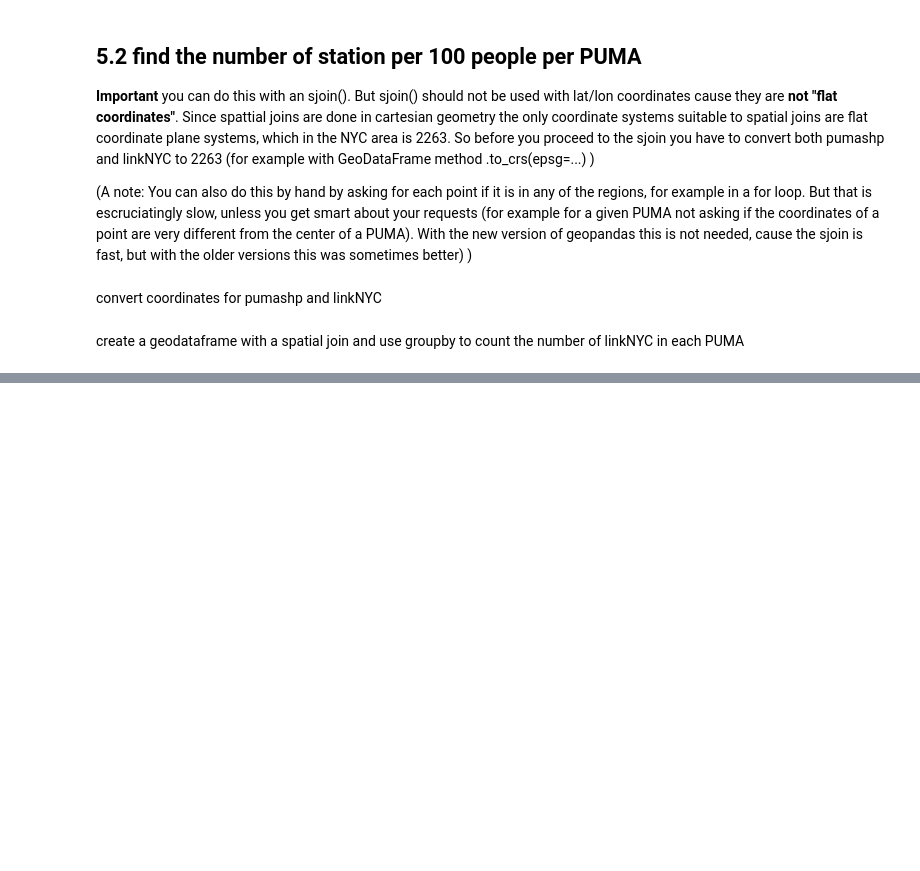
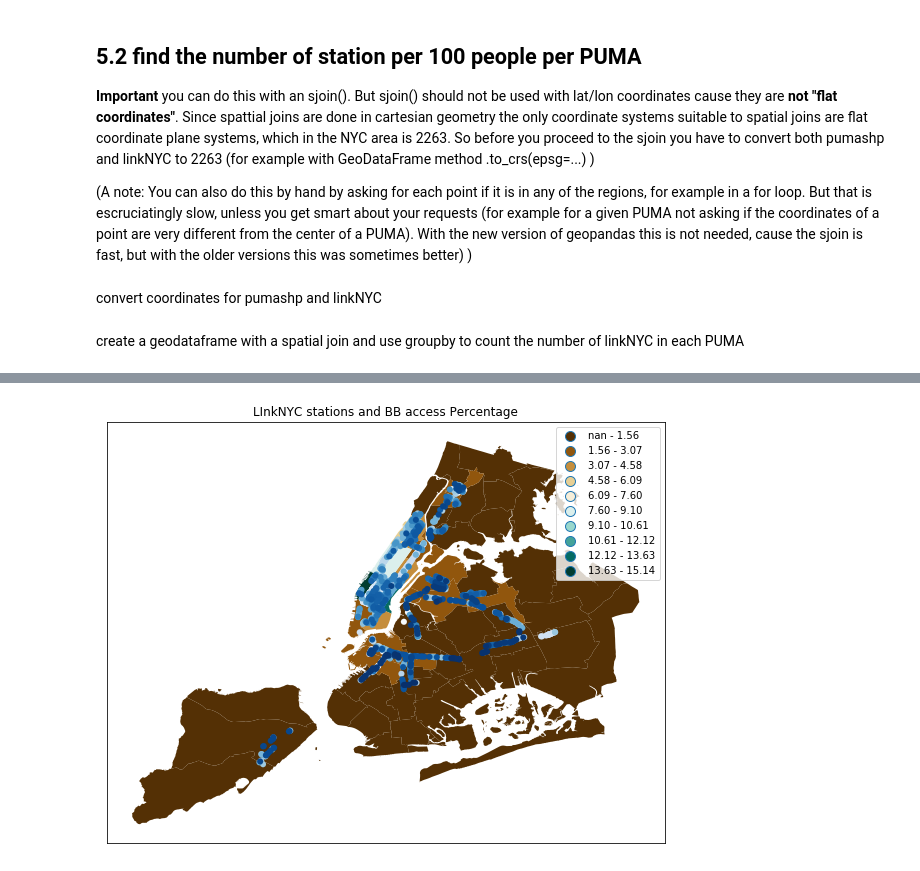
Before and after one commit to SohamMody/PUI2018_srm699, a Jupyter notebook: HW7_srm699/geopandas_census.ipynb, the cells around one changed output, grey strips where cells are left out. Drawn from its saved outputs; the diff is of its cells as text; code cells hidden in the pictures; blank space fills up the shorter version.

```diff
--- a/HW7_srm699/geopandas_census.ipynb
+++ b/HW7_srm699/geopandas_census.ipynb
@@ -532,0 +540,11 @@ pumashp2
+# %%
+# linkNYC.plot()
+f, ax = plt.subplots(figsize=(10,10))
+ax.get_xaxis().set_visible(False)
+ax.get_yaxis().set_visible(False)
+pumashplc.plot(column='linkNYCp100p',ax=ax,cmap='BrBG',scheme="Equal_interval", k=10,legend=True)#,scheme="quantiles", k=5)
+#linkNYC.plot(column='pcBB',scheme="Equal_interval", legend=True, k=5)
+linkNYC.plot(cmap='Blues',alpha=1,linewidth=0.1,ax=ax)
+plt.title("LInkNYC stations and BB access Percentage");
+# %% [output]
+[figure, added]
```
Also changed, not shown: parts of 13 cells of this notebook.
